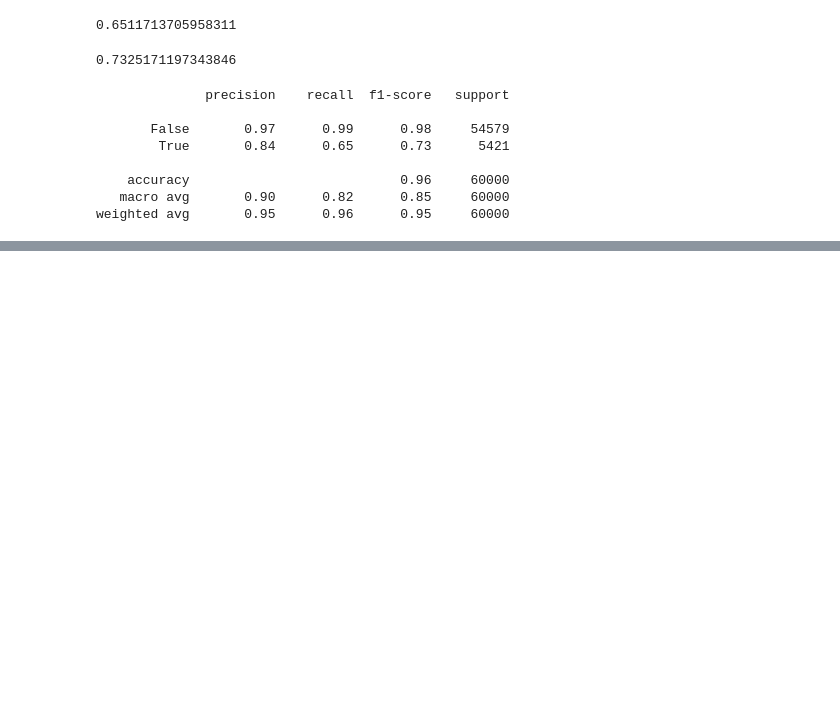
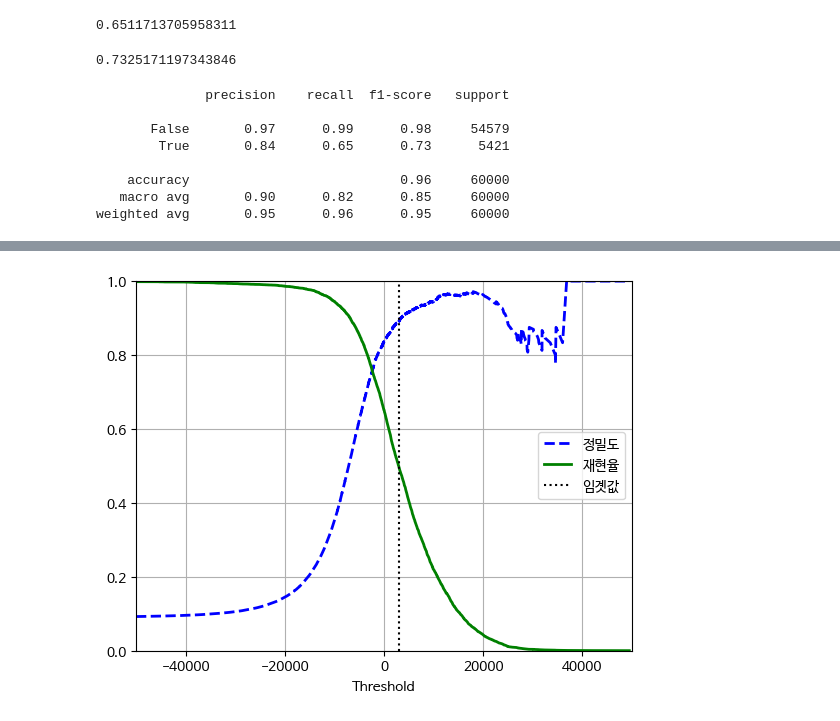
Before and after one commit to fire-long/24-1AI-ML, a Jupyter notebook: W4&W5.ipynb, the cells around one changed output, grey strips where cells are left out. Drawn from its saved outputs; the diff is of its cells as text; code cells hidden in the pictures; blank space fills up the shorter version.

Commit message:
Colaboratory를 통해 생성됨

```diff
--- a/W4&W5.ipynb
+++ b/W4&W5.ipynb
@@ -160,0 +172,4 @@ weighted avg       0.95      0.96      0.95     60000
+# %%
+threshold = 3000
+y_some_digit_pred = (y_scores > threshold)
+y_some_digit_pred
@@ -160,0 +178,23 @@ weighted avg       0.95      0.96      0.95     60000
+# %%
+y_scores = cross_val_predict(sgd_clf, X_train, y_train_5, cv=3, method = "decision_function")
+from sklearn.metrics import precision_recall_curve
+
+precisions, recalls, thresholds = precision_recall_curve(y_train_5, y_scores)
+# %%
+import sys
+
+#노트북이 코랩에서 실행중인지 체크
+if 'google.colab' in sys.modules:
+  !echo 'debconf debconf/fronted select Noninteractive'|debconf-set-selections
+  #나눔 폰트 설치
+  !sudo apt-get -qq -y install fonts-nanum
+  import matplotlib.font_manager as fm
+  font_files = fm.findSystemFonts(fontpaths=['/usr/share/fonts/truetype/nanum'])
+  for fpath in font_files:
+    fm.fontManager.addfont(fpath)
+  #나눔바른곧기 폰트로 설정
+  import matplotlib.pyplot as plt
+  plt.rc('font', family='NanumBarunGothic')
+  #마이너스 기호 표시 오류 수정
+  import matplotlib
+  matplotlib.rcParams['axes.unicode_minus'] = False
@@ -160,0 +215,18 @@ weighted avg       0.95      0.96      0.95     60000
+# %%
+plt.rc('font',family='NanumBarunGothic')
+# %%
+plt.plot(thresholds, precisions[:-1], "b--", label="정밀도", linewidth=2)
+plt.plot(thresholds, recalls[:-1], "g-", label="재현율", linewidth=2)
+plt.vlines(threshold, 0, 1.0, "k", "dotted", label="임곗값")#하나에 대해서만 vertical 써야해서 threshold!!
+
+idx = (thresholds >= thresholds).argmax()
+plt.plot(thresholds[idx], precisions[idx], "bo")
+plt.plot(thresholds[idx], recalls[idx], "go")
+plt.axis([-50000, 50000, 0, 1])
+plt.grid()
+plt.xlabel("Threshold")
+plt.legend(loc="center right")
+
+plt.show()
+# %% [output]
+[figure, added]
```
Also changed, not shown: parts of 9 cells of this notebook.
